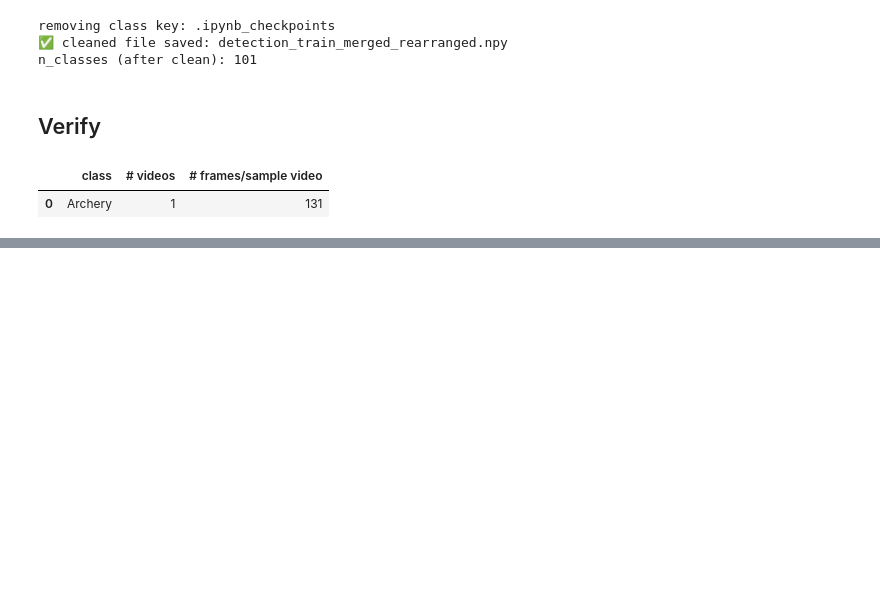
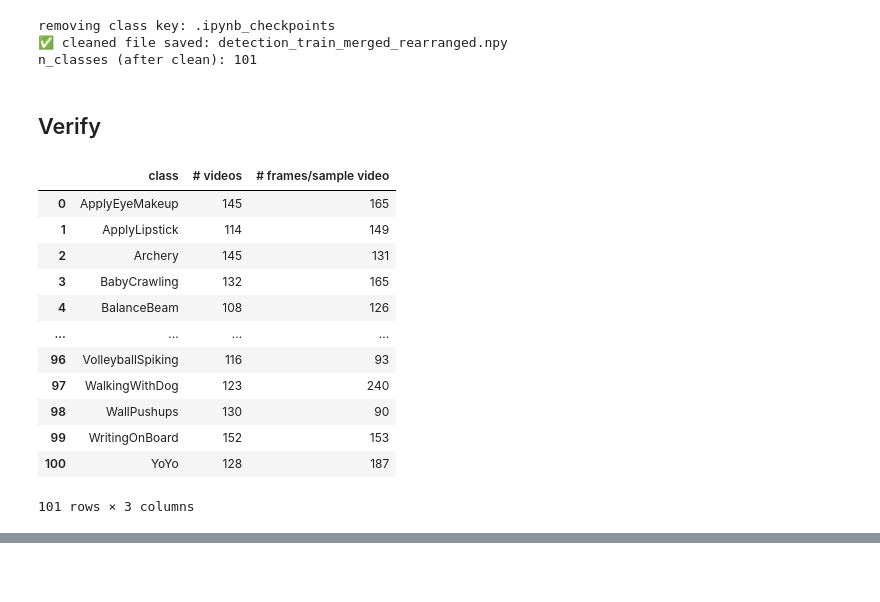
Before and after one commit to flatala/fundamental_research_in_mldl, a Jupyter notebook: masking.ipynb, the cells around one changed output, grey strips where cells are left out. Cells and saved outputs as stored; diff of their text form; code cells hidden in the pictures; blank space fills up the shorter version.

```diff
--- a/masking.ipynb
+++ b/masking.ipynb
@@ -457,25 +548,36 @@ n_classes (after clean): 101
 # %%
 import numpy as np
 import pandas as pd
 from pathlib import Path
 from IPython.display import display  # built-in in Jupyter
 
-DETS_PATH = Path("debug_nets.npy")   # ← adjust
+DETS_PATH = Path("dummy_detections.npy")   # ← adjust
 dets = np.load(DETS_PATH, allow_pickle=True).item()
 
 rows = []
 for cls, videos in dets.items():
     n_vids = len(videos)
     # get a sample video to peek at its frame count (skip empties)
     sample_vid = next((v for v in videos.values() if v), None)
     n_frames = len(sample_vid) if sample_vid else 0
     rows.append({"class": cls, "# videos": n_vids, "# frames/sample video": n_frames})
 
 summary_df = pd.DataFrame(rows).sort_values("class").reset_index(drop=True)
 display(summary_df)               # shows an interactive table in Jupyter
 # %% [output]
 |  | class | # videos | # frames/sample video |
-| 0 | Archery | 1 | 131 |
+| 0 | ApplyEyeMakeup | 145 | 165 |
+| 1 | ApplyLipstick | 114 | 149 |
+| 2 | Archery | 145 | 131 |
+| 3 | BabyCrawling | 132 | 165 |
+| 4 | BalanceBeam | 108 | 126 |
+| ... | ... | ... | ... |
+| 96 | VolleyballSpiking | 116 | 93 |
+| 97 | WalkingWithDog | 123 | 240 |
+| 98 | WallPushups | 130 | 90 |
+| 99 | WritingOnBoard | 152 | 153 |
+| 100 | YoYo | 128 | 187 |
+101 rows × 3 columns
 # %%
 def show_video_boxes(dets, cls, vid_key, frame_idx=1, max_boxes=5):
     """
```
Also changed, not shown: parts of 6 cells of this notebook, 8 other files.
